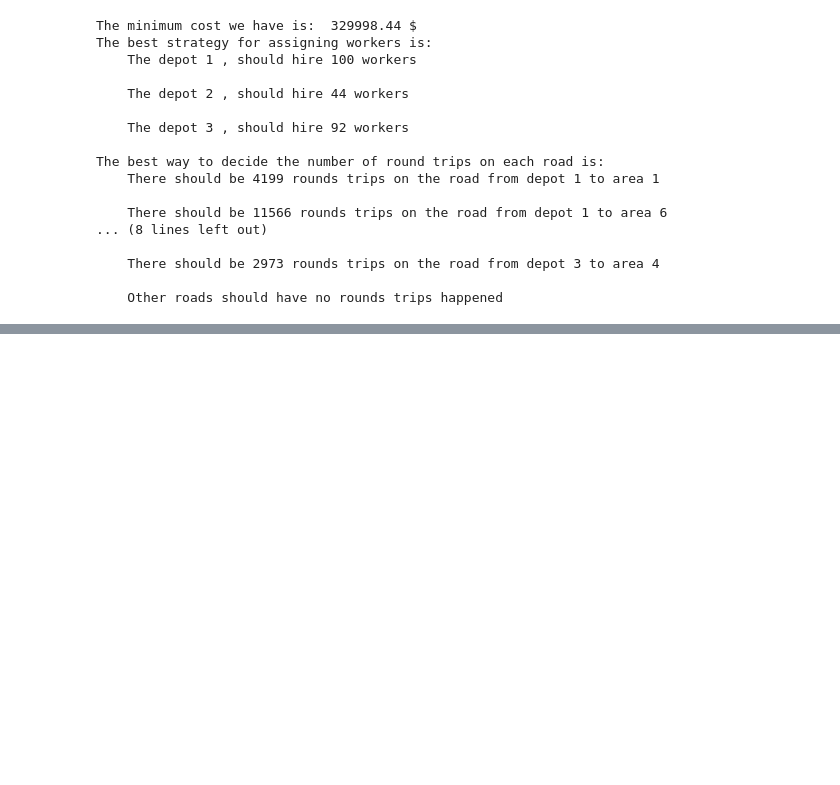
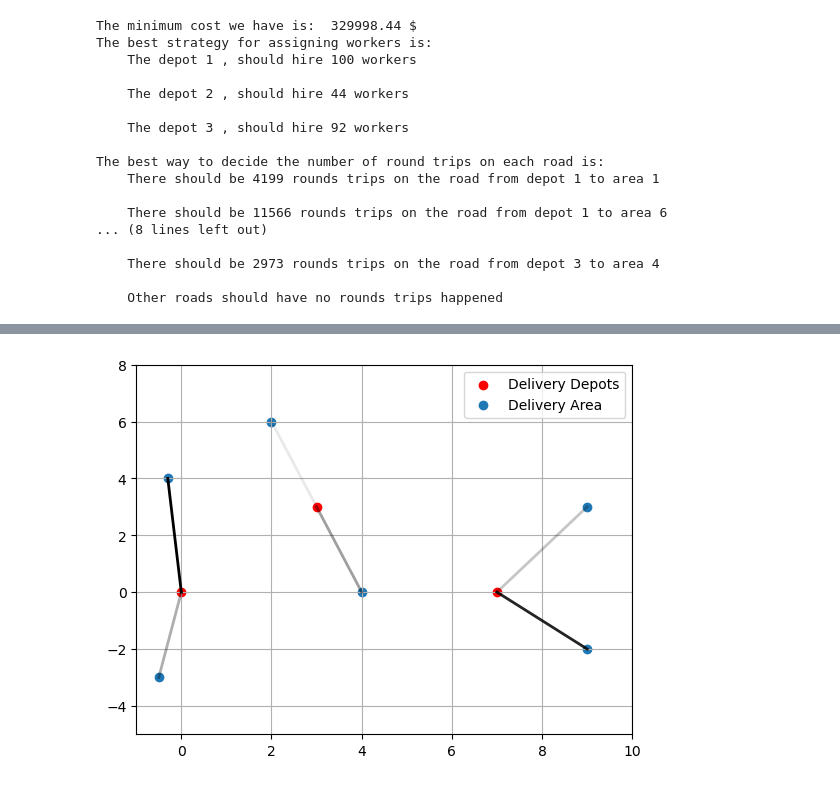
Before and after one commit to ffb-027/Math_441-Project1, a Jupyter notebook: MATH441_Project1.ipynb, the cells around one changed output, grey strips where cells are left out. Saved outputs shown, nothing was run; the diff lists cells and outputs as text; code cells hidden in the pictures; blank space fills up the shorter version.

```diff
--- a/MATH441_Project1.ipynb
+++ b/MATH441_Project1.ipynb
@@ -224,0 +236,3 @@ The best way to decide the number of round trips on each road is:
+# %%
+X_comb = cp.Variable((m, n), integer=True)
+Y_comb = cp.Variable(m, integer=True)
@@ -224,0 +263,13 @@ The best way to decide the number of round trips on each road is:
+# %%
+print("The minimum cost we have is: ", total_cost ,"$")
+print("The best strategy for assigning workers is: ")
+for i in range(m):
+    print(f'    The depot {i+1} , should hire {int(Y_comb.value[i])} workers')
+    print('')
+print("The best way to decide the number of round trips on each road is: ")
+for i in range(m):
+    for j in range(n):
+        if X.value[i,j] != 0:
+            print(f'    There should be {int(abs(X_comb.value[i,j]))} rounds trips on the road from depot {i+1} to area {j+1}' )
+            print('')
+print('    Other roads should have no rounds trips happened')
@@ -224,0 +294,18 @@ The best way to decide the number of round trips on each road is:
+# %%
+s_nodes = np.array([(0.,0.),(3.,3.),(7.,0.)])
+d_nodes = np.array([(-0.5,-3.),(4.,0.),(9.,-2.),(9.,3.),(2.,6.),(-0.3,4.)])
+
+plt.scatter(s_nodes[:,0],s_nodes[:,1],c='r')
+plt.scatter(d_nodes[:,0],d_nodes[:,1])
+
+max_X = X_comb.value.max()
+
+for i in range(m):
+    for j in range(n):
+        plt.plot([s_nodes[i,0],d_nodes[j,0]],[s_nodes[i,1],d_nodes[j,1]],c='k',lw=2,alpha=np.abs(X_comb.value[i,j])/max_X)
+
+plt.legend(['Delivery Depots','Delivery Area'],loc='upper right')
+plt.xlim([-1,10]), plt.ylim([-5,8]), plt.grid(True)
+plt.show()
+# %% [output]
+[figure, added]
```
Also changed, not shown: parts of 7 cells of this notebook, 1 other file.
